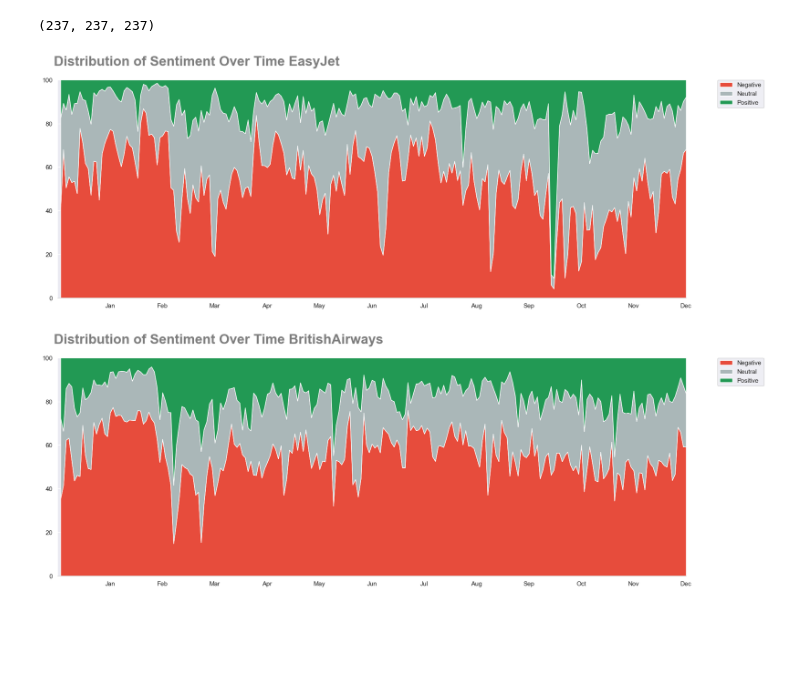
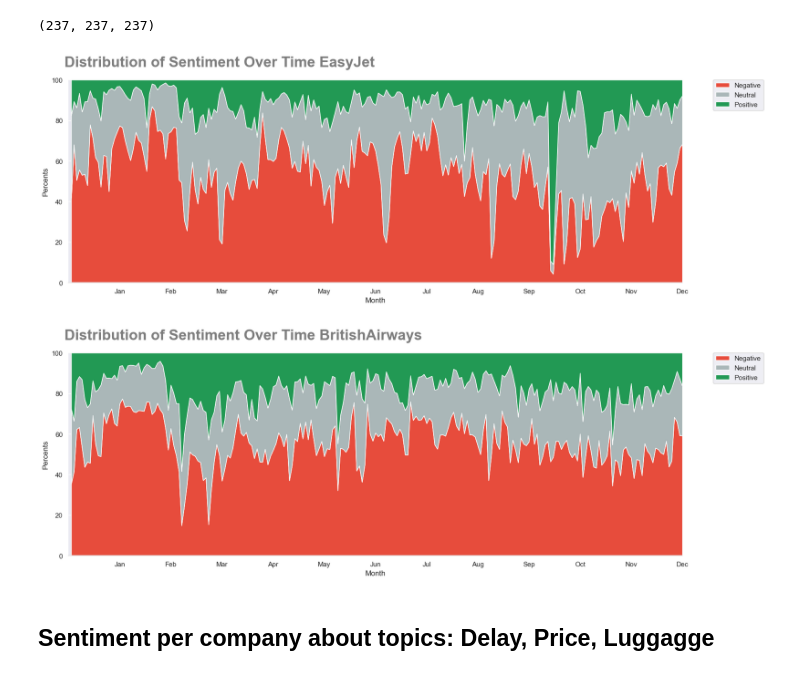
Before and after one commit to AlexRaudvee/Sentiment_Analysis_Tiwitter, a Jupyter notebook: sentiment_analysis.ipynb, the cells around one changed output. Cells and saved outputs as stored; diff of their text form; code cells hidden in the pictures; blank space fills up the shorter version.

```diff
--- a/sentiment_analysis.ipynb
+++ b/sentiment_analysis.ipynb
@@ -789,34 +789,36 @@ len(britishairways_sent_all['Negative_%'].loc[:till].to_list()), len(britishairw
 (237, 237, 237)
 # %%
 
-fig, ax = plt.subplots(nrows=1, ncols=1, figsize=(20,7))
+fig, ax = plt.subplots(nrows=1, ncols=1, figsize=(18,6))
 
 x=range(1,229)
 y1=easyjet_sent_all['Negative_%'].loc[:227].to_list()
 y2=easyjet_sent_all['Neutral_%'].loc[:227].to_list()
 y3=easyjet_sent_all['Positive_%'].loc[:227].to_list()
 
 
 ax.stackplot(x, y1, y2, y3, labels=['Negative', 'Neutral', 'Positive'], colors=['#E74C3C', '#AAB7B8', '#229954'])
 ax.legend(['Negative', 'Neutral', 'Positive'], )
 ax.set_ylim(0,100)
+ax.set_ylabel('Percents')
+ax.set_xlabel('Month')
 ax.set_xlim(0,228)
 ax.legend(bbox_to_anchor=(1.05, 1), loc=2, borderaxespad=0.)
 
 # title
 ax.text(x=0.12, y=.93, s="Distribution of Sentiment Over Time EasyJet", transform=fig.transFigure, ha='left', fontsize=24, weight='bold', alpha=.6)
 
 # Axis formatting.
 ax.spines['top'].set_visible(False)
 ax.spines['right'].set_visible(False)
 ax.spines['left'].set_visible(False)
 ax.spines['bottom'].set_color('#DDDDDD')
 
 ax.set_xticks(ticks=[ 19, 38, 57, 76, 95, 114, 133, 152, 171, 190, 209, 228], labels=['Jan', 'Feb', 'Mar', 'Apr', 'May', 'Jun', 'Jul', 'Aug', 'Sep', 'Oct', 'Nov', 'Dec']);
 # %% [output]
-[figure, old version]
+[figure, new version]
 # %%
-fig, ax = plt.subplots(nrows=1, ncols=1, figsize=(20,7))
+fig, ax = plt.subplots(nrows=1, ncols=1, figsize=(18,6))
 
 x=range(1,229)
 y1=britishairways_sent_all['Negative_%'].loc[:227].to_list()
@@ -827,6 +829,8 @@ y3=britishairways_sent_all['Positive_%'].loc[:227].to_list()
 ax.stackplot(x, y1, y2, y3, labels=['Negative', 'Neutral', 'Positive'], colors=['#E74C3C', '#AAB7B8', '#229954'])
 ax.legend(['Negative', 'Neutral', 'Positive'], )
 ax.set_ylim(0,100)
+ax.set_ylabel('Percents')
+ax.set_xlabel('Month')
 ax.set_xlim(0,228)
 ax.legend(bbox_to_anchor=(1.05, 1), loc=2, borderaxespad=0.)
 
@@ -841,4 +845,6 @@ ax.spines['bottom'].set_color('#DDDDDD')
 
 ax.set_xticks(ticks=[ 19, 38, 57, 76, 95, 114, 133, 152, 171, 190, 209, 228], labels=['Jan', 'Feb', 'Mar', 'Apr', 'May', 'Jun', 'Jul', 'Aug', 'Sep', 'Oct', 'Nov', 'Dec']);
 # %% [output]
-[figure, old version]
+[figure, new version]
+# %% [markdown]
+## Sentiment per company about topics: Delay, Price, Luggagge
```
Also changed, not shown: parts of 6 cells of this notebook.
